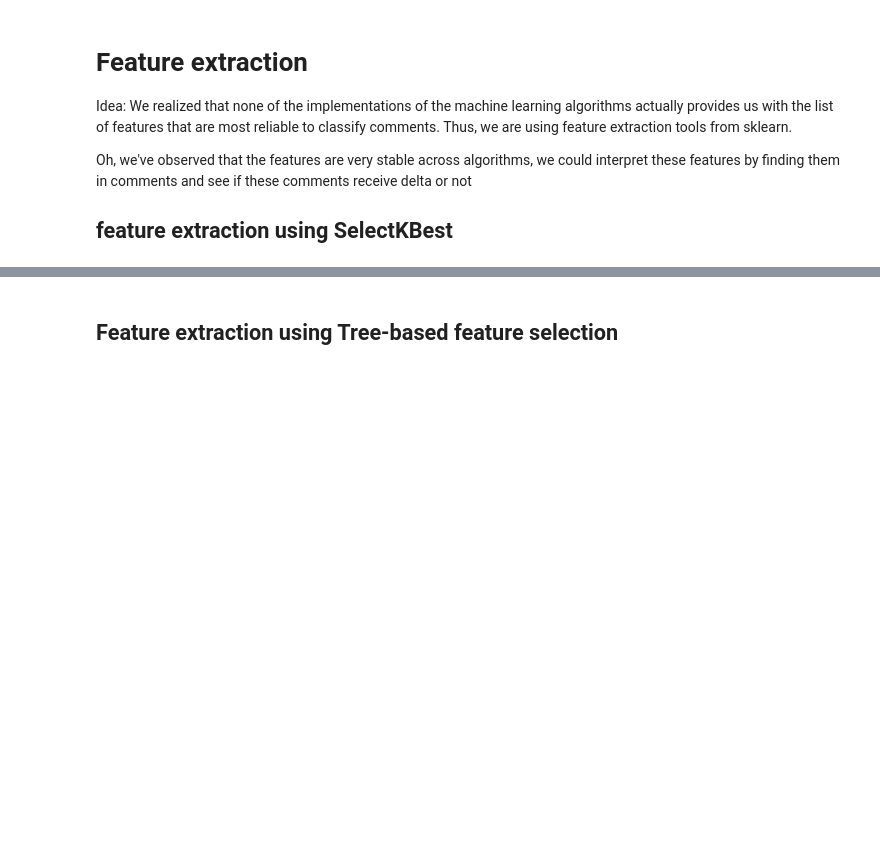
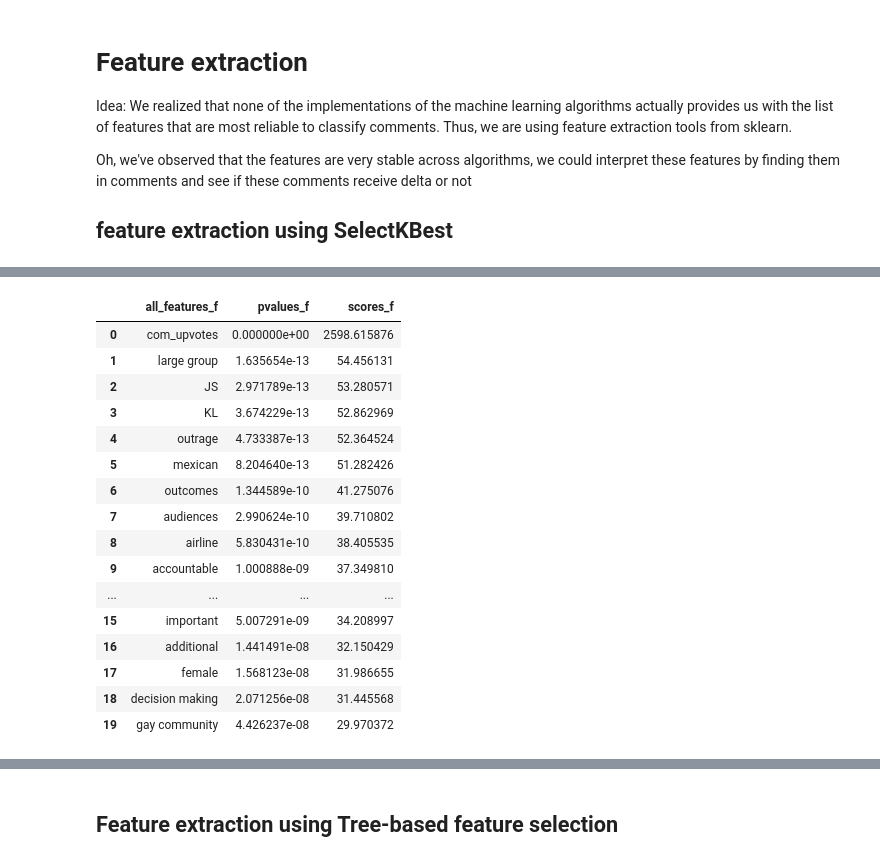
Before and after one commit to shugamoe/changemyview, a Jupyter notebook: cmv_feature_extraction.ipynb, the cells around one changed output, grey strips where cells are left out. Saved outputs shown, nothing was run; the diff lists cells and outputs as text; code cells hidden in the pictures; blank space fills up the shorter version.

```diff
--- a/cmv_feature_extraction.ipynb
+++ b/cmv_feature_extraction.ipynb
@@ -240,11 +242,29 @@ selected_features_f
 # %%
-tf_features_indices_f = selected_features_f[:-1].astype(int)
+tf_features_indices_f = selected_features_f[:-4].astype(int)
 all_features_f  = np.array(TFVectorizer.get_feature_names())[tf_features_indices_f].tolist()
-all_features_f.append(selected_features_f[-1])
+all_features_f.extend(selected_features_f[-4:])
 #all_features_f
-d = {'selected_features_f': selected_features_f, 'scores_f': scores_f, 'pvalues_f': pvalues_f}
+d = {'all_features_f': all_features_f, 'scores_f': scores_f, 'pvalues_f': pvalues_f}
 F_f_DF = pd.DataFrame(data = d).sort(columns='scores_f', axis=0, ascending=False).reset_index(drop = True)
 F_f_DF
+# %% [output]
+|  | all_features_f | pvalues_f | scores_f |
+| 0 | com_upvotes | 0.000000e+00 | 2598.615876 |
+| 1 | large group | 1.635654e-13 | 54.456131 |
+| 2 | JS | 2.971789e-13 | 53.280571 |
+| 3 | KL | 3.674229e-13 | 52.862969 |
+| 4 | outrage | 4.733387e-13 | 52.364524 |
+| 5 | mexican | 8.204640e-13 | 51.282426 |
+| 6 | outcomes | 1.344589e-10 | 41.275076 |
+| 7 | audiences | 2.990624e-10 | 39.710802 |
+| 8 | airline | 5.830431e-10 | 38.405535 |
+| 9 | accountable | 1.000888e-09 | 37.349810 |
+| ... | ... | ... | ... |
+| 15 | important | 5.007291e-09 | 34.208997 |
+| 16 | additional | 1.441491e-08 | 32.150429 |
+| 17 | female | 1.568123e-08 | 31.986655 |
+| 18 | decision making | 2.071256e-08 | 31.445568 |
+| 19 | gay community | 4.426237e-08 | 29.970372 |
 # %%
 #chi2 - we can't use this algo because some values of upvotes are negative
 # %%
```
Also changed, not shown: parts of 16 cells of this notebook, 1 other file.
